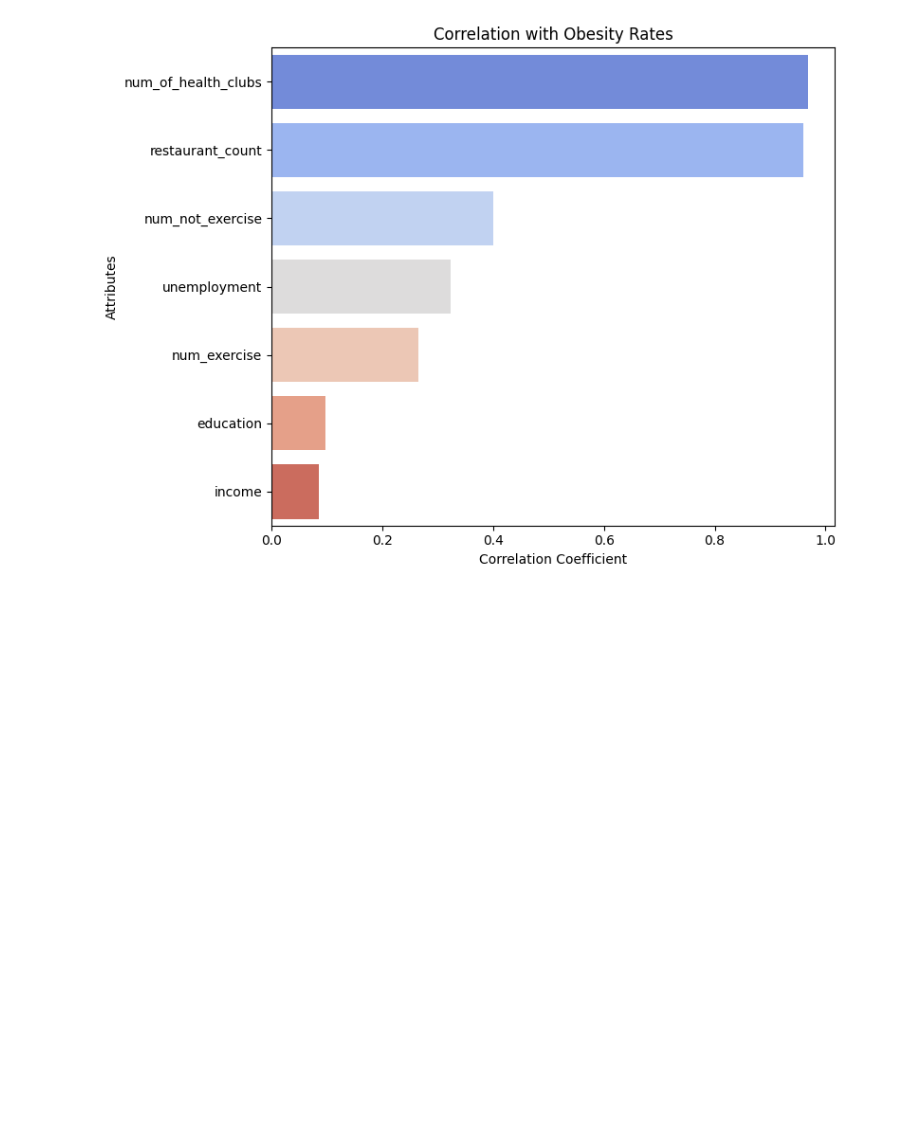
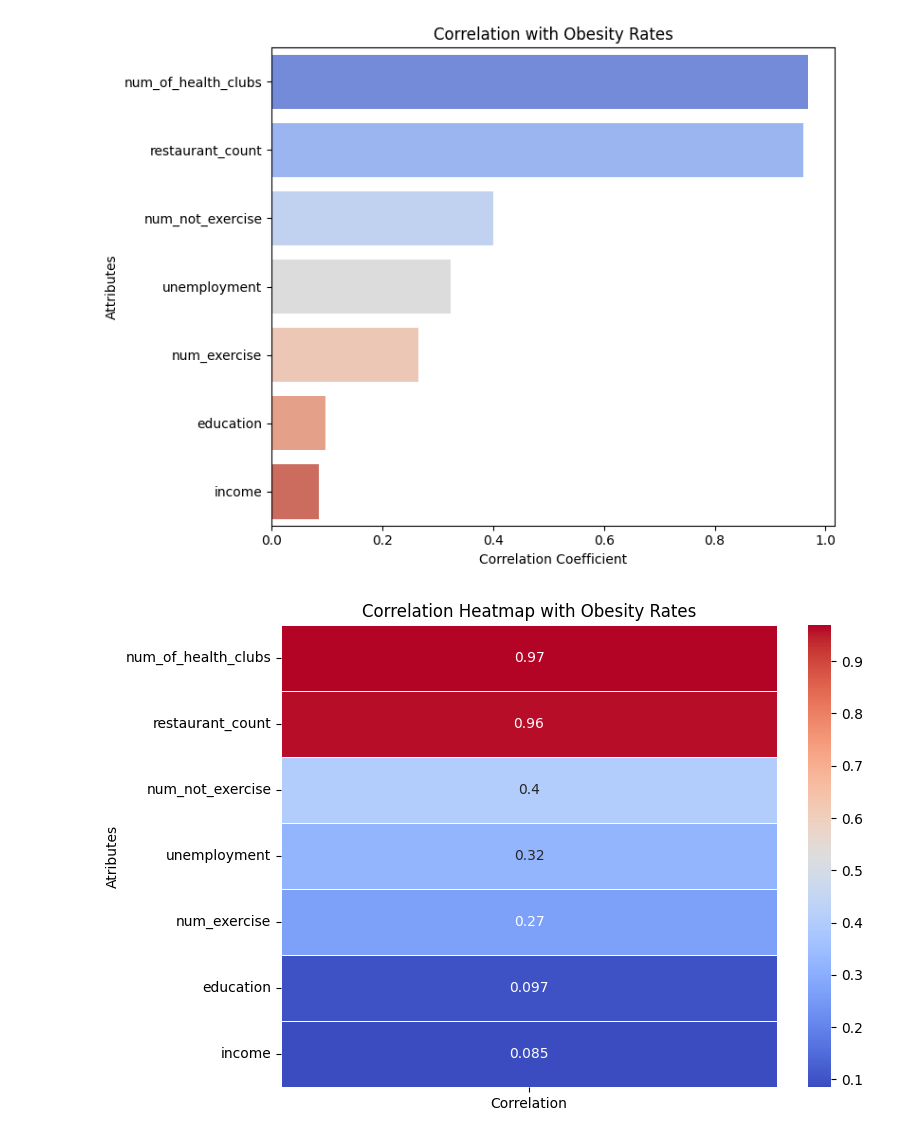
Before and after one commit to Gnashh/BasicStatistics_FR, a Jupyter notebook: BASICSTATS.ipynb, the cells around one changed output. Saved outputs shown, nothing was run; the diff lists cells and outputs as text; code cells hidden in the pictures; blank space fills up the shorter version.

```diff
--- a/BASICSTATS.ipynb
+++ b/BASICSTATS.ipynb
@@ -65,3 +65,26 @@ plt.tight_layout()
 plt.show()
 # %% [output]
 [figure]
+# %%
+import matplotlib.pyplot as plt
+import seaborn as sns
+
+# Select only numerical columns
+numerical_data = data.select_dtypes(include=['number'])
+
+# Drop unwanted columns
+columns_to_exclude = ['num_of_obese', 'group', 'Unnamed: 0']
+filtered_data = numerical_data.drop(columns=columns_to_exclude, errors='ignore')
+
+# Calculate correlation with the target column
+correlation_matrix = filtered_data.corrwith(numerical_data['num_of_obese']).to_frame(name='Correlation')
+correlation_matrix = correlation_matrix.sort_values(by='Correlation', ascending=False)
+
+# Create a heatmap from the correlation values
+plt.figure(figsize=(8, 6))
+sns.heatmap(correlation_matrix, annot=True, cmap="coolwarm", cbar=True, linewidths=0.5)
+plt.title("Correlation Heatmap with Obesity Rates")
+plt.ylabel("Atributes")
+plt.show()
+# %% [output]
+[figure, added]
```
